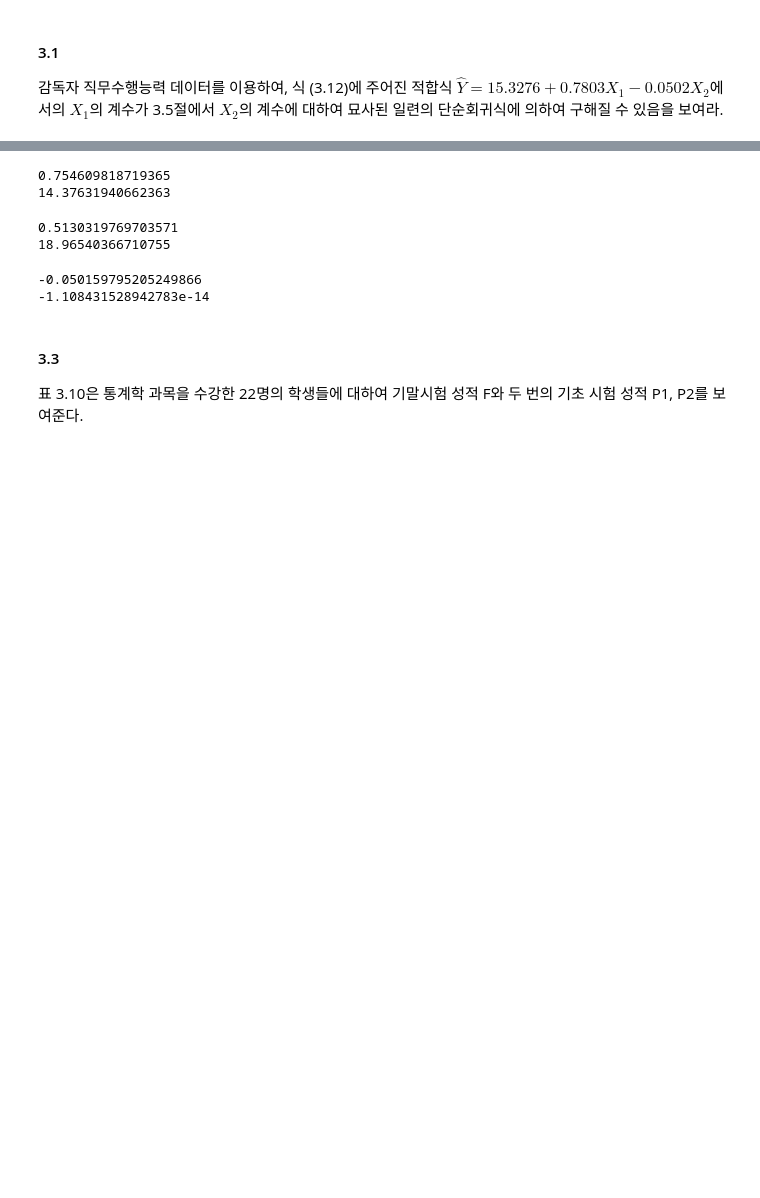
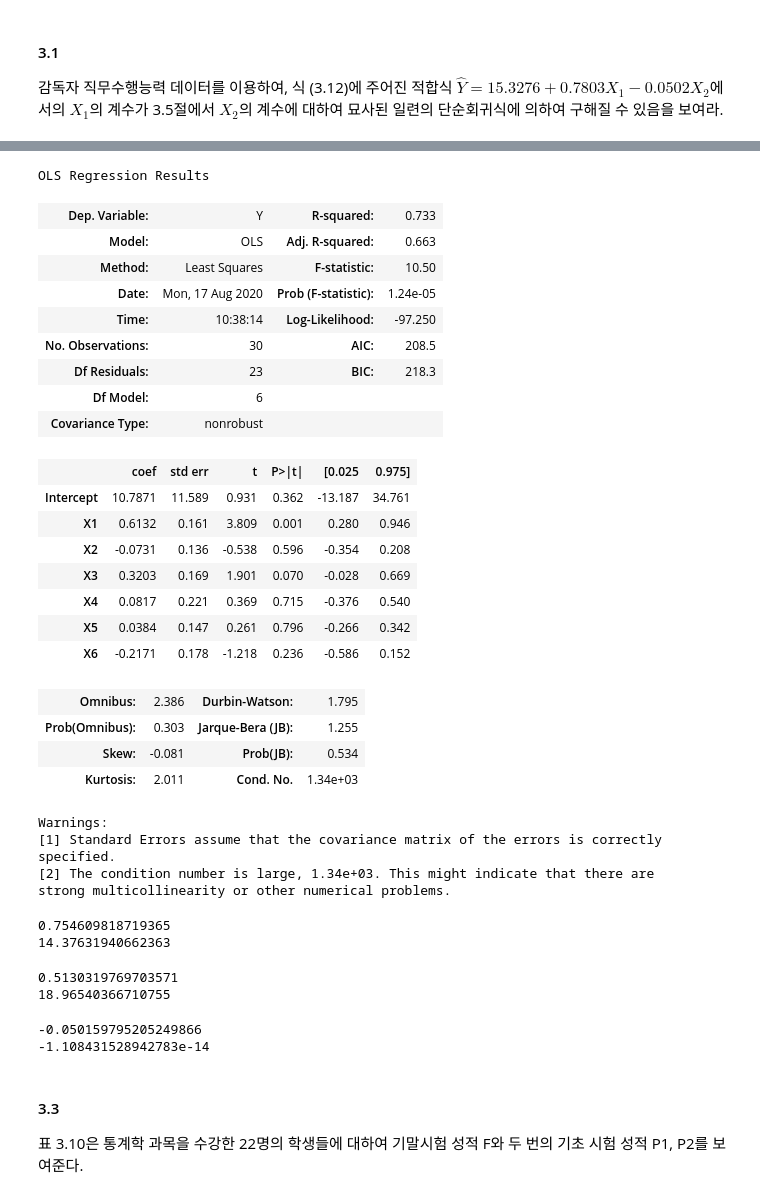
Before and after one commit to DongsuKang/RegressionAnalysisByExample, a Jupyter notebook: Chapter3_ans.ipynb, the cells around one changed output, grey strips where cells are left out. Drawn from its saved outputs; the diff is of its cells as text; code cells hidden in the pictures; blank space fills up the shorter version.

```diff
--- a/Chapter3_ans.ipynb
+++ b/Chapter3_ans.ipynb
@@ -92,3 +113,34 @@ performance = pd.read_csv("Supervisor_Performance.csv", sep="\t")
+# %%
+performance_model = smf.ols(data=performance, formula="Y ~ X1 + X2 + X3 + X4 + X5 + X6")
+result = performance_model.fit()
+result.summary()
+# %% [output]
+OLS Regression Results
+| Dep. Variable: | Y | R-squared: | 0.733 |
+| Model: | OLS | Adj. R-squared: | 0.663 |
+| Method: | Least Squares | F-statistic: | 10.50 |
+| Date: | Mon, 17 Aug 2020 | Prob (F-statistic): | 1.24e-05 |
+| Time: | 10:38:14 | Log-Likelihood: | -97.250 |
+| No. Observations: | 30 | AIC: | 208.5 |
+| Df Residuals: | 23 | BIC: | 218.3 |
+| Df Model: | 6 |  |  |
+| Covariance Type: | nonrobust |  |  |
+|  | coef | std err | t | P>|t| | [0.025 | 0.975] |
+| Intercept | 10.7871 | 11.589 | 0.931 | 0.362 | -13.187 | 34.761 |
+| X1 | 0.6132 | 0.161 | 3.809 | 0.001 | 0.280 | 0.946 |
+| X2 | -0.0731 | 0.136 | -0.538 | 0.596 | -0.354 | 0.208 |
+| X3 | 0.3203 | 0.169 | 1.901 | 0.070 | -0.028 | 0.669 |
+| X4 | 0.0817 | 0.221 | 0.369 | 0.715 | -0.376 | 0.540 |
+| X5 | 0.0384 | 0.147 | 0.261 | 0.796 | -0.266 | 0.342 |
+| X6 | -0.2171 | 0.178 | -1.218 | 0.236 | -0.586 | 0.152 |
+| Omnibus: | 2.386 | Durbin-Watson: | 1.795 |
+| Prob(Omnibus): | 0.303 | Jarque-Bera (JB): | 1.255 |
+| Skew: | -0.081 | Prob(JB): | 0.534 |
+| Kurtosis: | 2.011 | Cond. No. | 1.34e+03 |
+Warnings:
+[1] Standard Errors assume that the covariance matrix of the errors is correctly specified.
+[2] The condition number is large, 1.34e+03. This might indicate that there are
+strong multicollinearity or other numerical problems.
 # %%
 # y hat과 x_1의 회귀방정식 구하기
 slope = get_slope(x=performance["X1 "], y=performance["Y "])
```
Also changed, not shown: parts of 18 cells of this notebook.
